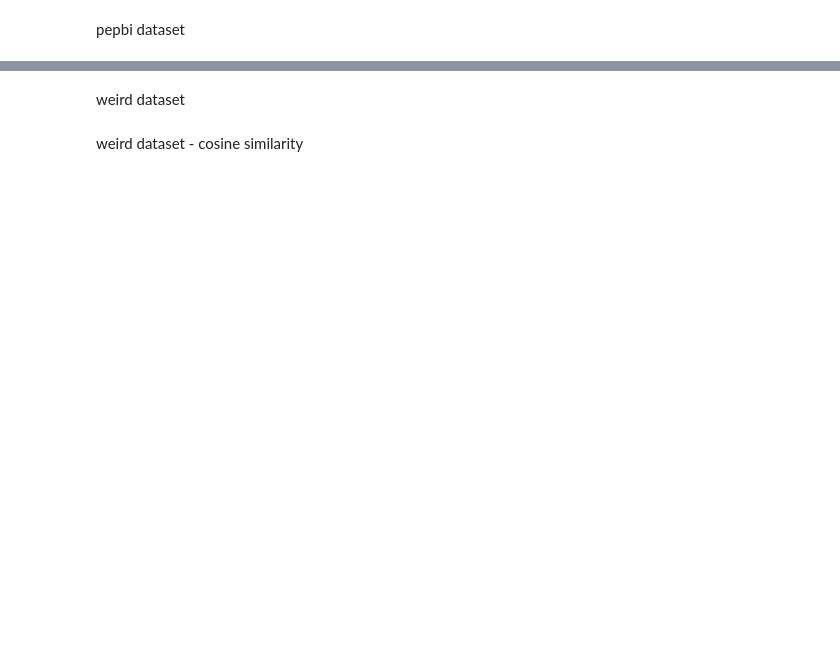
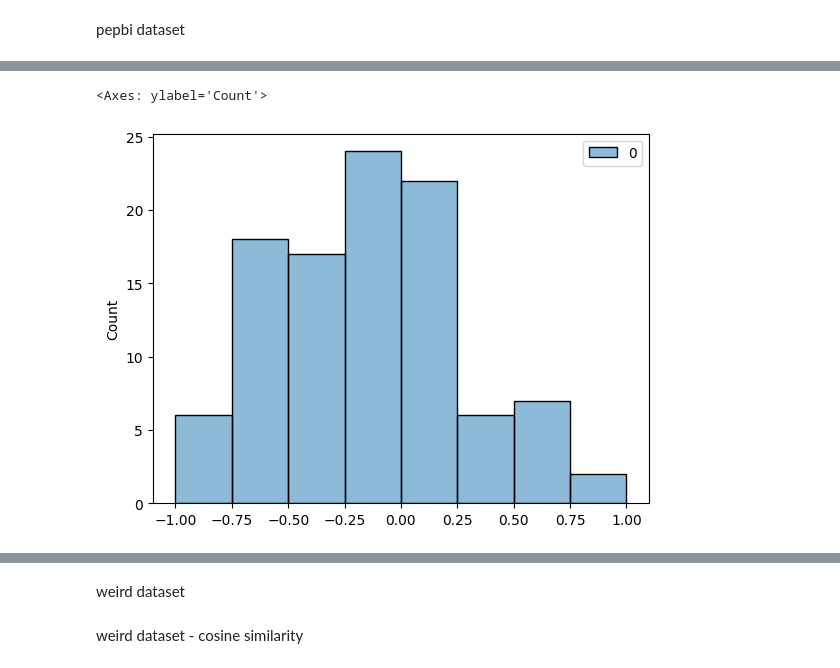
Before and after one commit to kunz-jonathan/BindCraft_uva_internship, a Jupyter notebook: surr_model/notebooks/esm_stripped.ipynb, the cells around one changed output, grey strips where cells are left out. Saved outputs shown, nothing was run; the diff lists cells and outputs as text; code cells hidden in the pictures; blank space fills up the shorter version.

```diff
--- a/surr_model/notebooks/esm_stripped.ipynb
+++ b/surr_model/notebooks/esm_stripped.ipynb
@@ -67,0 +98,2 @@ mmpbsa_data_loader = DataLoader(data,batch_size=1)
+# %%
+t=pd.read_csv('../../data/mmpbsa/md_data_all_binders_scaled_standard.csv')
@@ -67,0 +102,9 @@ mmpbsa_data_loader = DataLoader(data,batch_size=1)
+# %%
+scaler = MinMaxScaler(feature_range=(-1,1))
+# %%
+sc_test = scaler.fit_transform(t[['energies']])
+# %%
+sns.histplot(sc_test)
+# %% [output]
+<Axes: ylabel='Count'>
+[figure, added]
```
Also changed, not shown: parts of 38 cells of this notebook, 24 other files.
